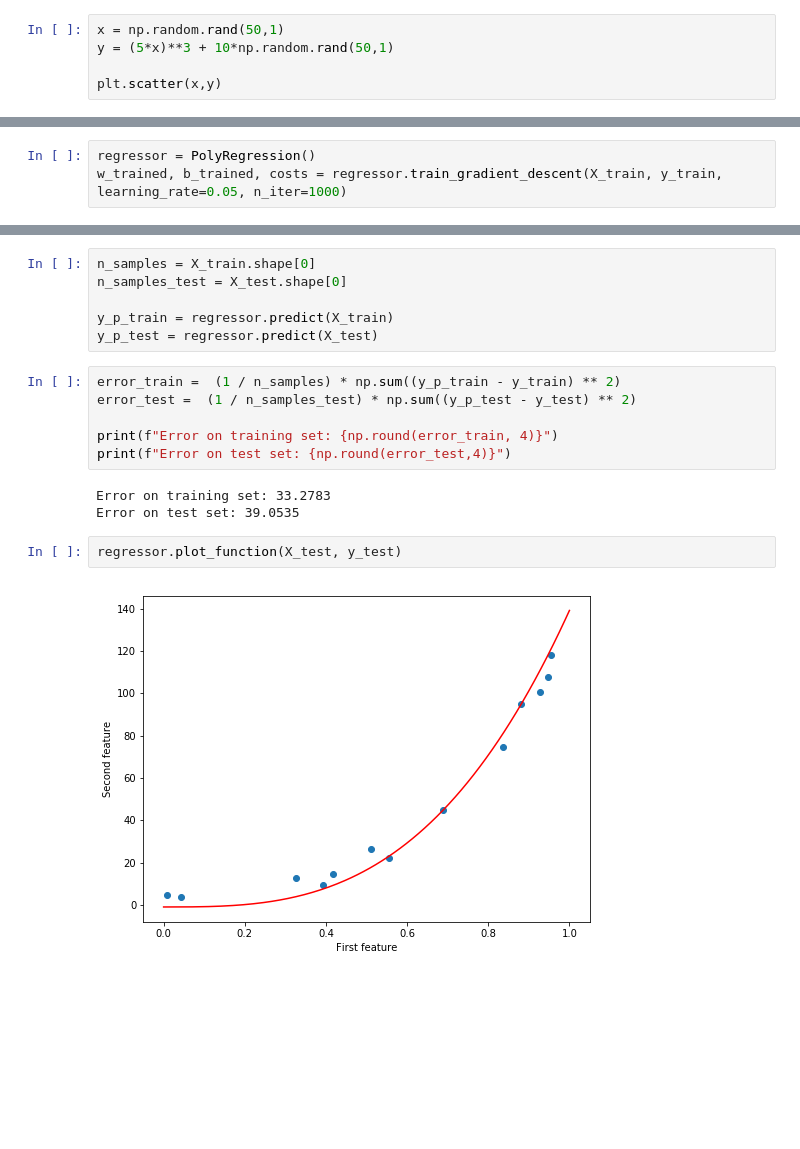
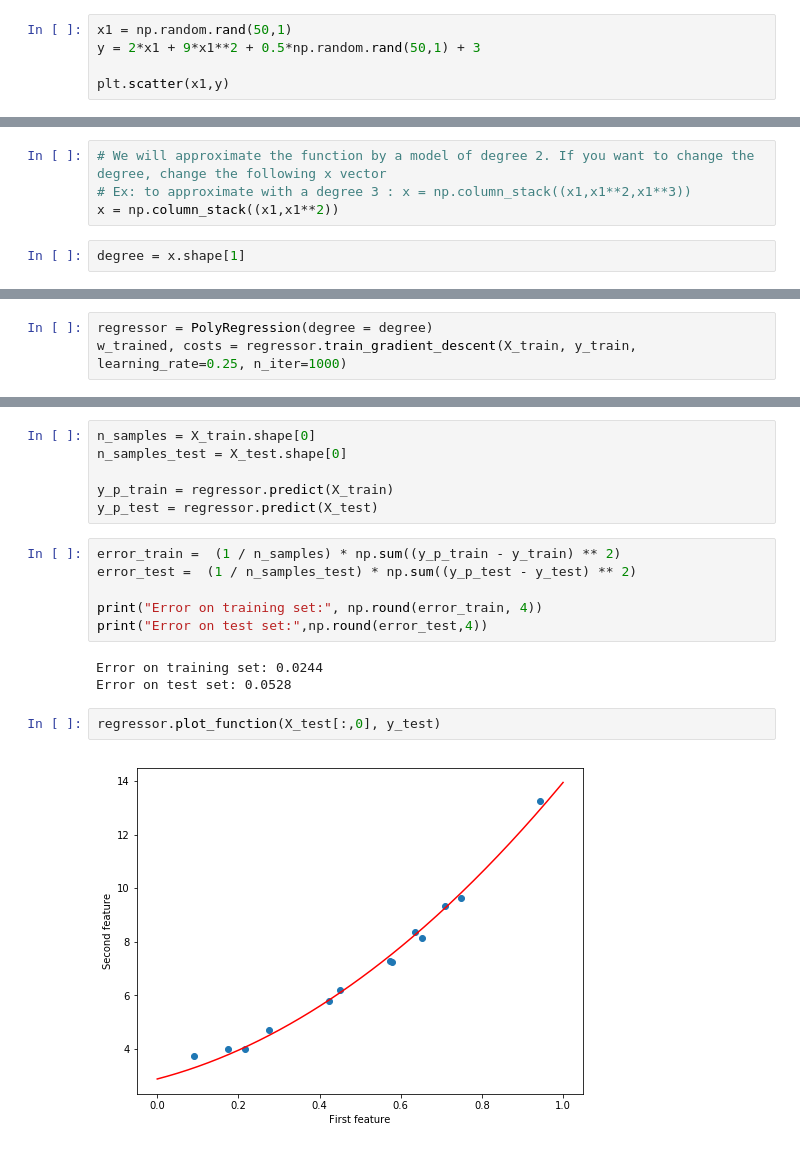
Before and after one commit to Yaka12/Basics, a Jupyter notebook: Machine Learning/Polynomial Regression.ipynb, the cells around one changed output, grey strips where cells are left out. Cells and saved outputs as stored; diff of their text form; blank space fills up the shorter version.

```diff
--- a/Machine Learning/Polynomial Regression.ipynb
+++ b/Machine Learning/Polynomial Regression.ipynb
@@ -8,9 +76,9 @@ from sklearn.model_selection import train_test_split
 # %% [markdown]
 ## Create the dataset
 # %%
-x = np.random.rand(50,1)
-y = (5*x)**3 + 10*np.random.rand(50,1)
+x1 = np.random.rand(50,1)
+y = 2*x1 + 9*x1**2 + 0.5*np.random.rand(50,1) + 3
 
-plt.scatter(x,y)
+plt.scatter(x1,y)
 # %% [output]
 <matplotlib.collections.PathCollection at 0x...>
@@ -18,3 +86,9 @@ plt.scatter(x,y)
+# %%
+# We will approximate the function by a model of degree 2. If you want to change the degree, change the following x vector
+# Ex: to approximate with a degree 3 : x = np.column_stack((x1,x1**2,x1**3))
+x = np.column_stack((x1,x1**2))
+# %%
+degree = x.shape[1]
 # %% [markdown]
 ## Create the train and test sets
 # %%
@@ -77,8 +161,8 @@ class PolyRegression :
 # %% [markdown]
 ## Train the regressor
 # %%
-regressor = PolyRegression()
-w_trained, b_trained, costs = regressor.train_gradient_descent(X_train, y_train, learning_rate=0.05, n_iter=1000)
+regressor = PolyRegression(degree = degree)
+w_trained, costs = regressor.train_gradient_descent(X_train, y_train, learning_rate=0.25, n_iter=1000)
 # %%
 fig = plt.figure(figsize=(8,6))
 plt.plot(np.arange(1000), costs)
@@ -100,12 +184,12 @@ y_p_test = regressor.predict(X_test)
 error_train =  (1 / n_samples) * np.sum((y_p_train - y_train) ** 2)
 error_test =  (1 / n_samples_test) * np.sum((y_p_test - y_test) ** 2)
 
-print(f"Error on training set: {np.round(error_train, 4)}")
-print(f"Error on test set: {np.round(error_test,4)}")
+print("Error on training set:", np.round(error_train, 4))
+print("Error on test set:",np.round(error_test,4))
 # %% [output]
-Error on training set: 33.2783
-Error on test set: 39.0535
+Error on training set: 0.0244
+Error on test set: 0.0528
 # %%
-regressor.plot_function(X_test, y_test)
+regressor.plot_function(X_test[:,0], y_test)
 # %% [output]
-[figure, old version]
+[figure, new version]
```
Also changed, not shown: parts of 27 cells of this notebook, 15 other files.
